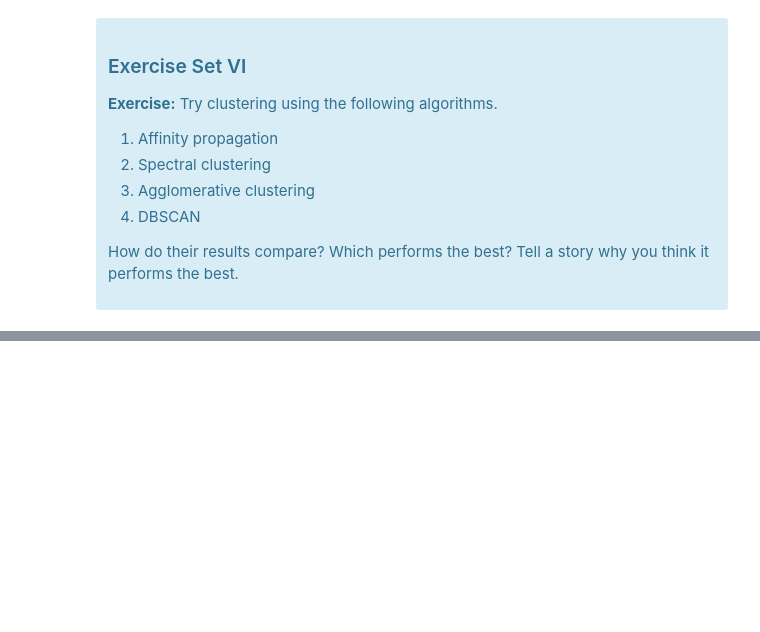
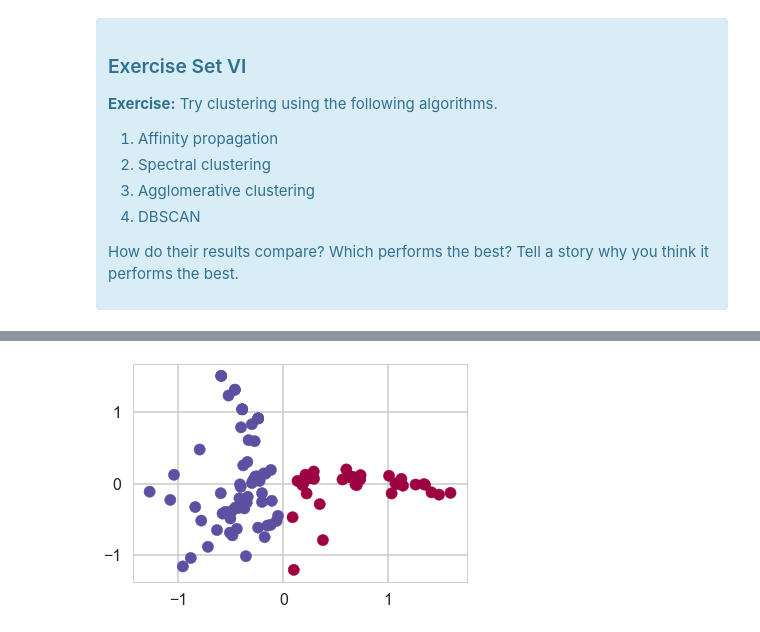
Before and after one commit to yiaktan/ML_Exercises, a Jupyter notebook: 4. Clustering/Mini_Project_Clustering.ipynb, the cells around one changed output, grey strips where cells are left out. Cells and saved outputs as stored; diff of their text form; code cells hidden in the pictures; blank space fills up the shorter version.

```diff
--- a/4. Clustering/Mini_Project_Clustering.ipynb
+++ b/4. Clustering/Mini_Project_Clustering.ipynb
@@ -522,0 +520,8 @@ from sklearn.cluster import DBSCAN # neighborhood size
+# %%
+from sklearn.cluster import AgglomerativeClustering # number of clusters, linkage type
+agc = AgglomerativeClustering()
+labels = agc.fit_predict(X=pca_df['x'].reshape(-1, 1),y=pca_df['y'])
+plt.scatter(pca_df.x,pca_df.y,c=labels,cmap=plt.get_cmap('Spectral'))
+plt.show()
+# %% [output]
+[figure, added]
```
Also changed, not shown: parts of 15 cells of this notebook.
